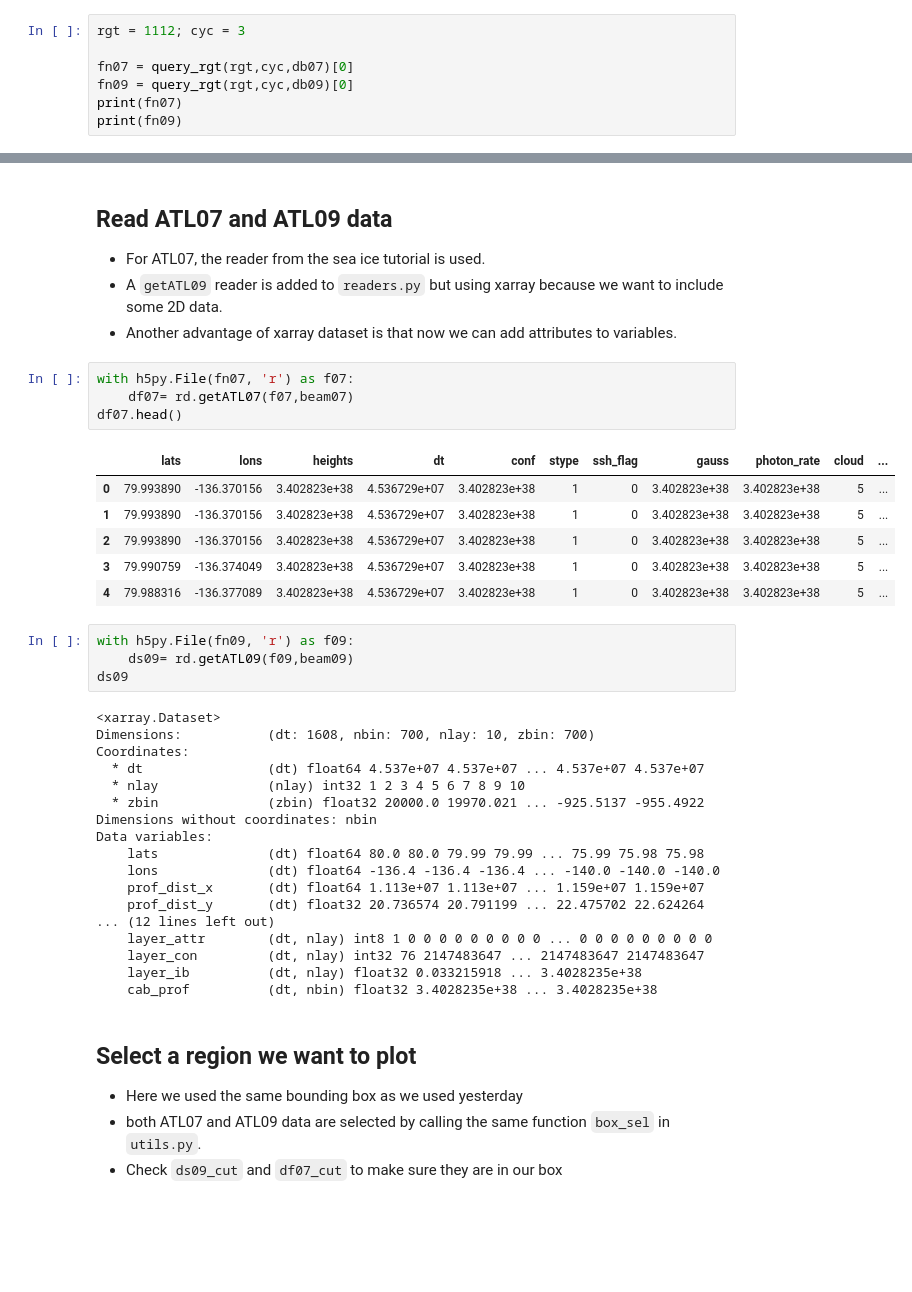
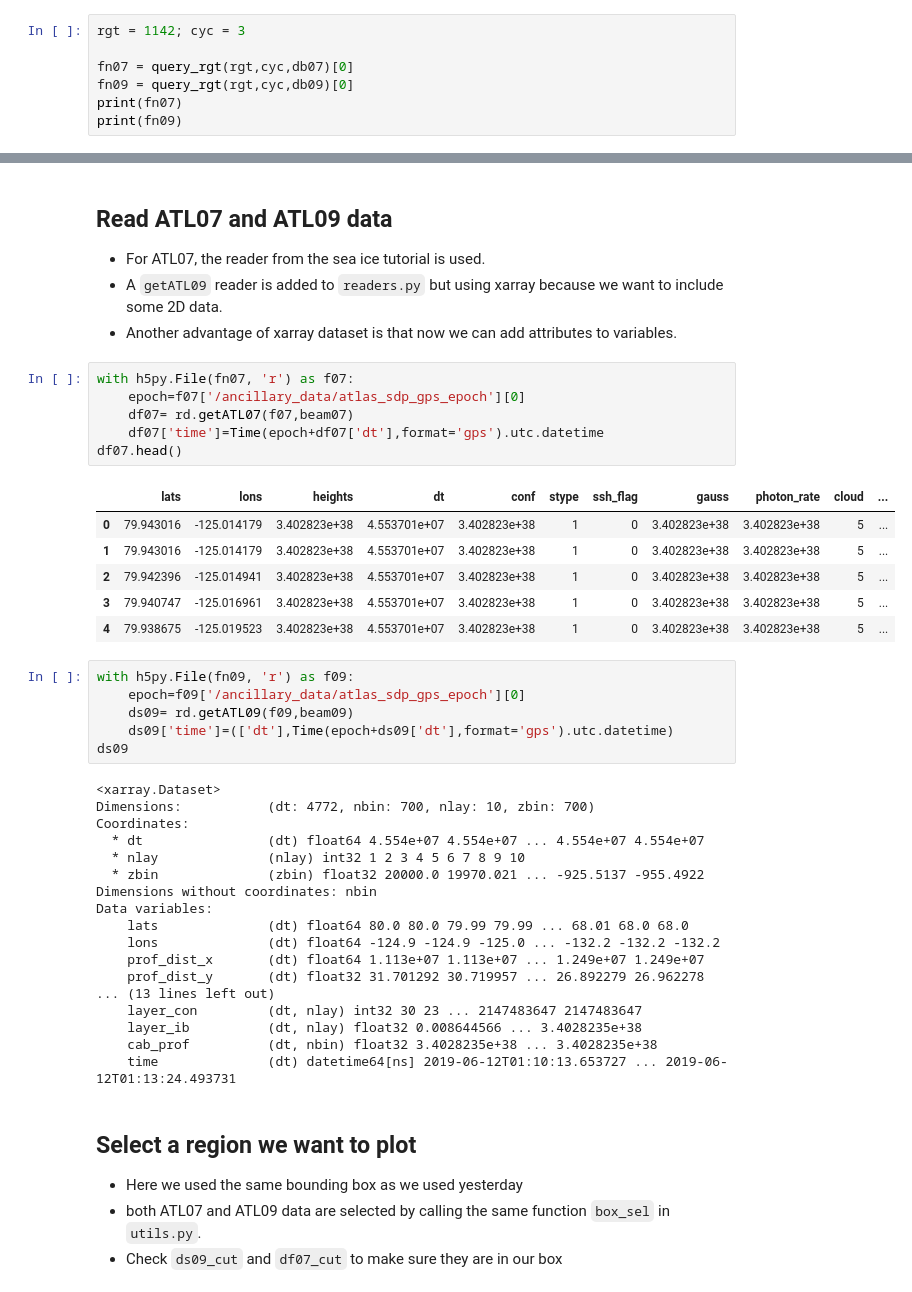
Before and after one commit to ICESAT-2HackWeek/overcast, a Jupyter notebook: notebooks/plot_ATL0709.ipynb, the cells around one changed output, grey strips where cells are left out. Drawn from its saved outputs; the diff is of its cells as text; blank space fills up the shorter version.

```diff
--- a/notebooks/plot_ATL0709.ipynb
+++ b/notebooks/plot_ATL0709.ipynb
@@ -44,7 +46,7 @@ db07.head()
 ## Select a granule and find the files from ATL07 and ATL09 database
 * This uses a simple function `query_rgt` in `utils.py`
 # %%
-rgt = 1112; cyc = 3
+rgt = 1142; cyc = 3
 
 fn07 = query_rgt(rgt,cyc,db07)[0]
 fn09 = query_rgt(rgt,cyc,db09)[0]
@@ -74,37 +76,41 @@ beam09 = 'profile_2'
 * Another advantage of xarray dataset is that now we can add attributes to variables.
 # %%
 with h5py.File(fn07, 'r') as f07:
+    epoch=f07['/ancillary_data/atlas_sdp_gps_epoch'][0]
     df07= rd.getATL07(f07,beam07)
+    df07['time']=Time(epoch+df07['dt'],format='gps').utc.datetime
 df07.head()
 # %% [output]
 |  | lats | lons | heights | dt | conf | stype | ssh_flag | gauss | photon_rate | cloud | ... |
-| 0 | 79.993890 | -136.370156 | 3.402823e+38 | 4.536729e+07 | 3.402823e+38 | 1 | 0 | 3.402823e+38 | 3.402823e+38 | 5 | ... |
-| 1 | 79.993890 | -136.370156 | 3.402823e+38 | 4.536729e+07 | 3.402823e+38 | 1 | 0 | 3.402823e+38 | 3.402823e+38 | 5 | ... |
-| 2 | 79.993890 | -136.370156 | 3.402823e+38 | 4.536729e+07 | 3.402823e+38 | 1 | 0 | 3.402823e+38 | 3.402823e+38 | 5 | ... |
-| 3 | 79.990759 | -136.374049 | 3.402823e+38 | 4.536729e+07 | 3.402823e+38 | 1 | 0 | 3.402823e+38 | 3.402823e+38 | 5 | ... |
-| 4 | 79.988316 | -136.377089 | 3.402823e+38 | 4.536729e+07 | 3.402823e+38 | 1 | 0 | 3.402823e+38 | 3.402823e+38 | 5 | ... |
+| 0 | 79.943016 | -125.014179 | 3.402823e+38 | 4.553701e+07 | 3.402823e+38 | 1 | 0 | 3.402823e+38 | 3.402823e+38 | 5 | ... |
+| 1 | 79.943016 | -125.014179 | 3.402823e+38 | 4.553701e+07 | 3.402823e+38 | 1 | 0 | 3.402823e+38 | 3.402823e+38 | 5 | ... |
+| 2 | 79.942396 | -125.014941 | 3.402823e+38 | 4.553701e+07 | 3.402823e+38 | 1 | 0 | 3.402823e+38 | 3.402823e+38 | 5 | ... |
+| 3 | 79.940747 | -125.016961 | 3.402823e+38 | 4.553701e+07 | 3.402823e+38 | 1 | 0 | 3.402823e+38 | 3.402823e+38 | 5 | ... |
+| 4 | 79.938675 | -125.019523 | 3.402823e+38 | 4.553701e+07 | 3.402823e+38 | 1 | 0 | 3.402823e+38 | 3.402823e+38 | 5 | ... |
 # %%
 with h5py.File(fn09, 'r') as f09:
+    epoch=f09['/ancillary_data/atlas_sdp_gps_epoch'][0]
     ds09= rd.getATL09(f09,beam09)
+    ds09['time']=(['dt'],Time(epoch+ds09['dt'],format='gps').utc.datetime)
 ds09
 # %% [output]
 <xarray.Dataset>
-Dimensions:           (dt: 1608, nbin: 700, nlay: 10, zbin: 700)
+Dimensions:           (dt: 4772, nbin: 700, nlay: 10, zbin: 700)
 Coordinates:
-  * dt                (dt) float64 4.537e+07 4.537e+07 ... 4.537e+07 4.537e+07
+  * dt                (dt) float64 4.554e+07 4.554e+07 ... 4.554e+07 4.554e+07
   * nlay              (nlay) int32 1 2 3 4 5 6 7 8 9 10
   * zbin              (zbin) float32 20000.0 19970.021 ... -925.5137 -955.4922
 Dimensions without coordinates: nbin
 Data variables:
-    lats              (dt) float64 80.0 80.0 79.99 79.99 ... 75.99 75.98 75.98
-    lons              (dt) float64 -136.4 -136.4 -136.4 ... -140.0 -140.0 -140.0
-    prof_dist_x       (dt) float64 1.113e+07 1.113e+07 ... 1.159e+07 1.159e+07
-    prof_dist_y       (dt) float32 20.736574 20.791199 ... 22.475702 22.624264
-... (12 lines left out)
-    layer_attr        (dt, nlay) int8 1 0 0 0 0 0 0 0 0 0 ... 0 0 0 0 0 0 0 0 0
-    layer_con         (dt, nlay) int32 76 2147483647 ... 2147483647 2147483647
-    layer_ib          (dt, nlay) float32 0.033215918 ... 3.4028235e+38
+    lats              (dt) float64 80.0 80.0 79.99 79.99 ... 68.01 68.0 68.0
+    lons              (dt) float64 -124.9 -124.9 -125.0 ... -132.2 -132.2 -132.2
+    prof_dist_x       (dt) float64 1.113e+07 1.113e+07 ... 1.249e+07 1.249e+07
+    prof_dist_y       (dt) float32 31.701292 30.719957 ... 26.892279 26.962278
+... (13 lines left out)
+    layer_con         (dt, nlay) int32 30 23 ... 2147483647 2147483647
+    layer_ib          (dt, nlay) float32 0.008644566 ... 3.4028235e+38
     cab_prof          (dt, nbin) float32 3.4028235e+38 ... 3.4028235e+38
+    time              (dt) datetime64[ns] 2019-06-12T01:10:13.653727 ... 2019-06-12T01:13:24.493731
 # %% [markdown]
 ## Select a region we want to plot
 * Here we used the same bounding box as we used yesterday
```
Also changed, not shown: parts of 10 cells of this notebook, 1 other file.
